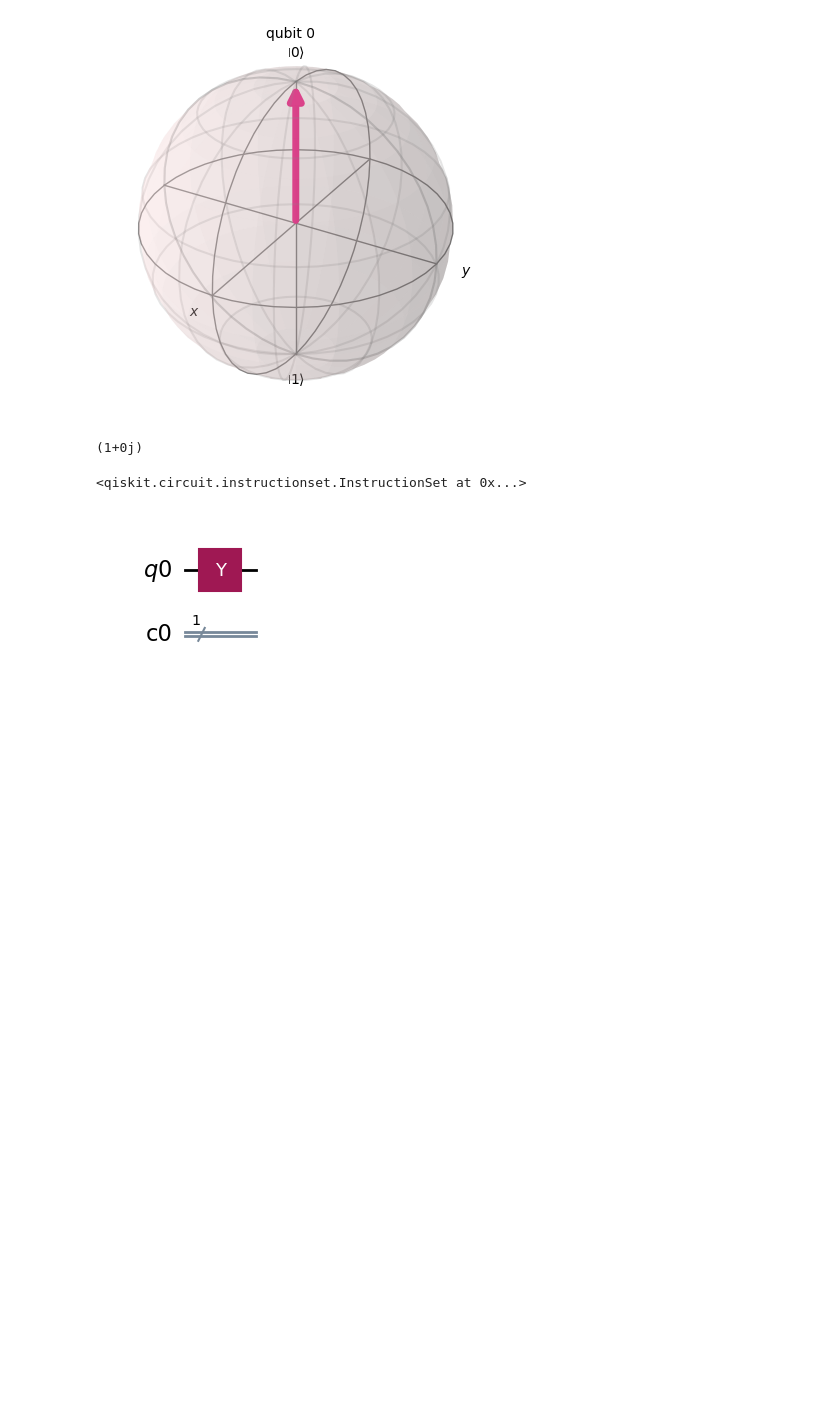
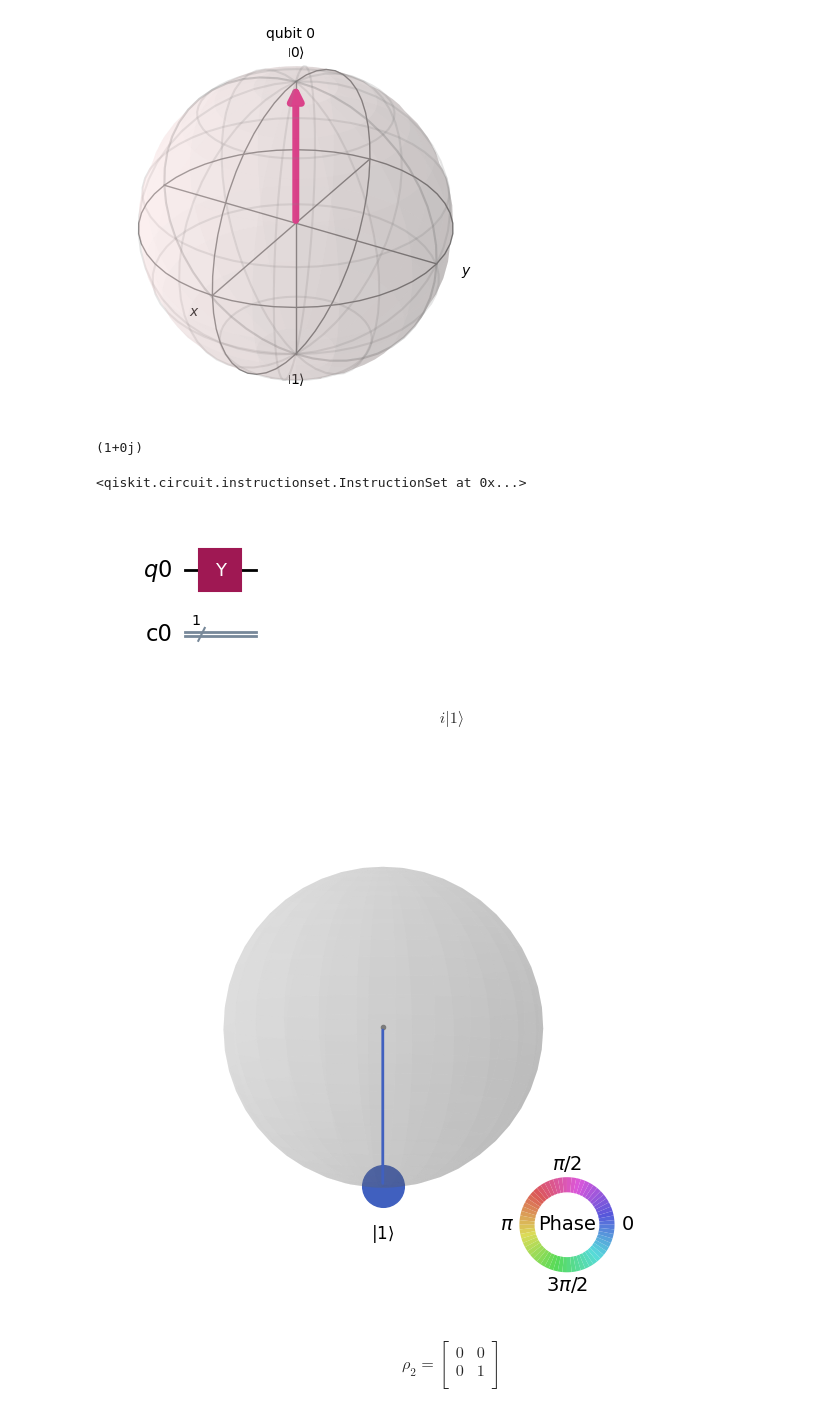
Before and after one commit to A-Hashemiann/Quantum_Information_Computation, a Jupyter notebook: Quantum_Computing/Pauli_Y.ipynb, the cells around one changed output. Cells and saved outputs as stored; diff of their text form; code cells hidden in the pictures; blank space fills up the shorter version.

```diff
--- a/Quantum_Computing/Pauli_Y.ipynb
+++ b/Quantum_Computing/Pauli_Y.ipynb
@@ -65,3 +65,23 @@ qc.y(q[0])
 qc.draw('mpl')
 # %% [output]
 [figure]
+# %%
+psi2 = Statevector(qc)
+psi2.draw('latex')
+# %% [output]
+$$i |1\rangle$$
+# %%
+plot_state_qsphere(qc)
+# %% [output]
+[figure, added]
+# %%
+rho2 = DensityMatrix(qc)
+rho2.draw('latex',prefix='\\rho_2=')
+# %% [output]
+$$
+\rho_2=
+\begin{bmatrix}
+0 & 0  \\
+ 0 & 1  \\
+ \end{bmatrix}
+$$
```
Also changed, not shown: parts of 1 cell of this notebook.
